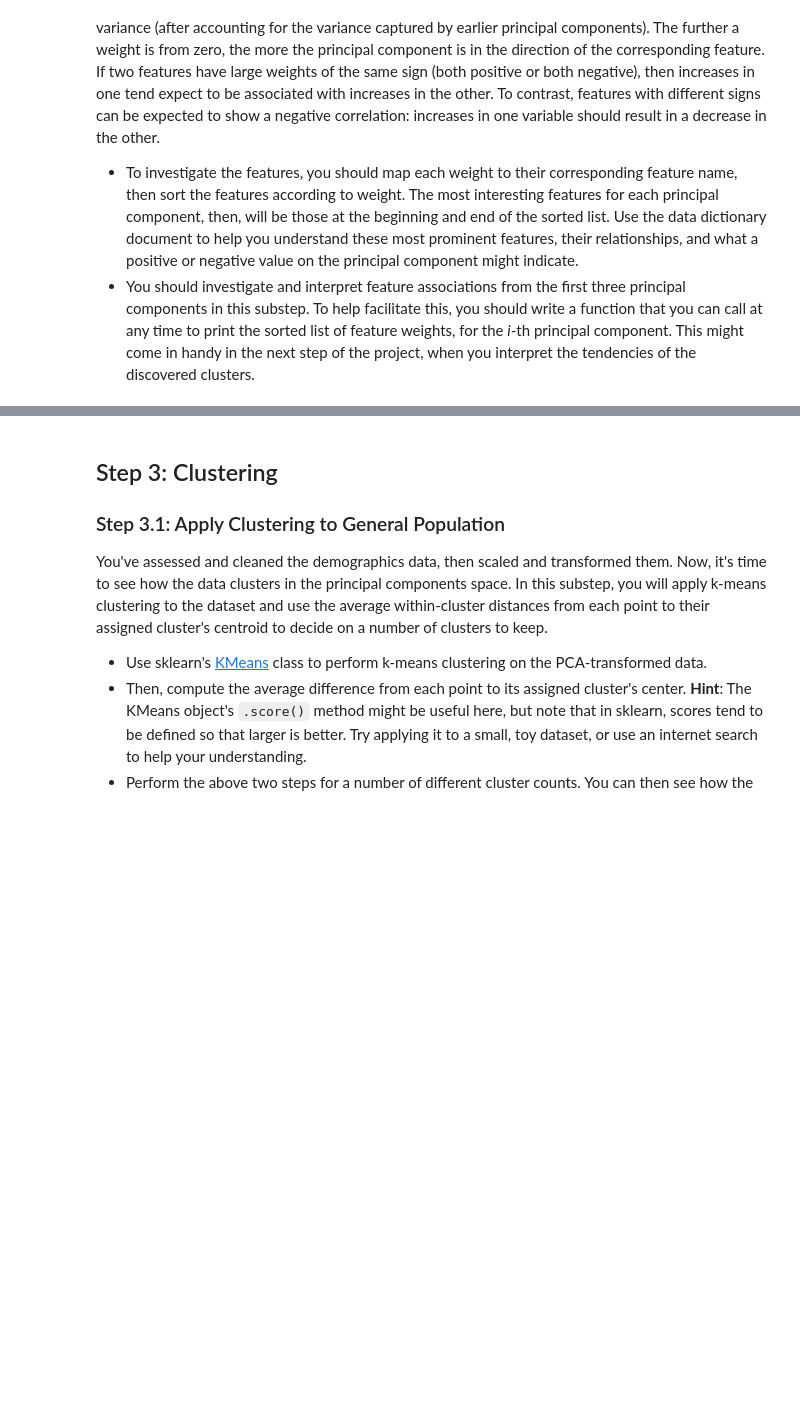
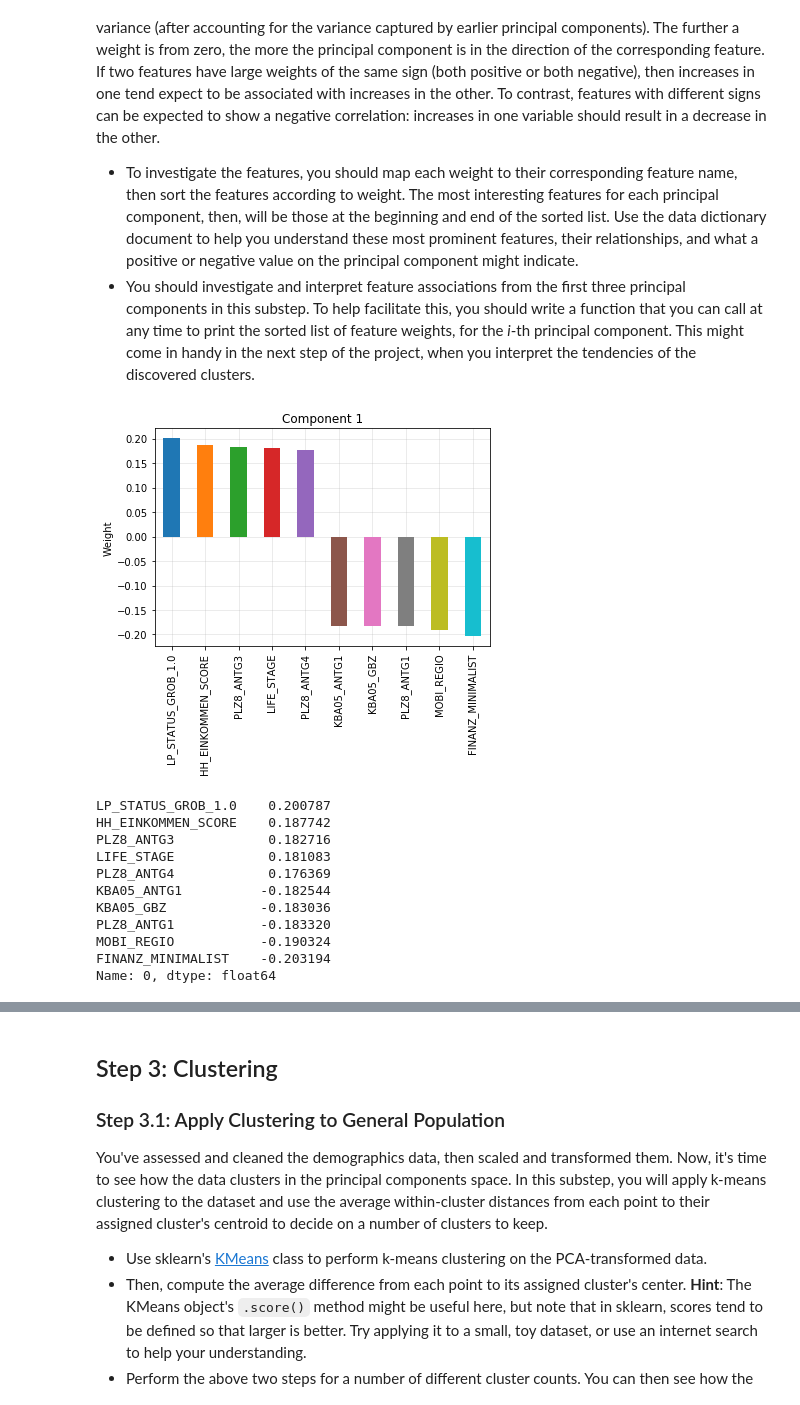
Before and after one commit to Faisal-AlDhuwayhi/Identify-Customer-Segments, a Jupyter notebook: Identify_Customer_Segments.ipynb, the cells around one changed output, grey strips where cells are left out. Drawn from its saved outputs; the diff is of its cells as text; code cells hidden in the pictures; blank space fills up the shorter version.

```diff
--- a/Identify_Customer_Segments.ipynb
+++ b/Identify_Customer_Segments.ipynb
@@ -604,11 +668,56 @@ As a reminder, each principal component is a unit vector that points in the dire
 
 - To investigate the features, you should map each weight to their corresponding feature name, then sort the features according to weight. The most interesting features for each principal component, then, will be those at the beginning and end of the sorted list. Use the data dictionary document to help you understand these most prominent features, their relationships, and what a positive or negative value on the principal component might indicate.
 - You should investigate and interpret feature associations from the first three principal components in this substep. To help facilitate this, you should write a function that you can call at any time to print the sorted list of feature weights, for the *i*-th principal component. This might come in handy in the next step of the project, when you interpret the tendencies of the discovered clusters.
+# %%
+def map_component_weights(df, pca, component):
+    """
+    input:
+        df - Dataframe
+        pca - Fitted PCA instance
+        component - index of the component
+
+    Return:
+        Datafrme: Mapped features to their weights in the component
+    """
+    component_weights = pd.DataFrame(pca.components_, columns=list(df.columns)).iloc[component]
+    component_weights.sort_values(ascending=False, inplace=True)
+
+    return component_weights
+
+def plot_component_weights(df, pca, component, feature_plot):
+    component_weights = map_component_weights(df, pca, component)
+    component_weights = pd.concat([component_weights.head(feature_plot), component_weights.tail(feature_plot)])
+
+    component_weights.plot(kind='bar')
+    plt.title('Component {}'.format(component+1))
+    plt.ylabel('Weight')
+    ax = plt.gca()
+    ax.grid(linewidth='0.5', alpha=0.5)
+    ax.set_axisbelow(True)
+    plt.show()
+
+    return component_weights
 # %%
 # Map weights for the first principal component to corresponding feature names
 # and then print the linked values, sorted by weight.
 # HINT: Try defining a function here or in a new cell that you can reuse in the
 # other cells.
+
+component_weights = plot_component_weights(feat_scaled, pca, 0, 5)
+component_weights
+# %% [output]
+[figure, added]
+LP_STATUS_GROB_1.0    0.200787
+HH_EINKOMMEN_SCORE    0.187742
+PLZ8_ANTG3            0.182716
+LIFE_STAGE            0.181083
+PLZ8_ANTG4            0.176369
+KBA05_ANTG1          -0.182544
+KBA05_GBZ            -0.183036
+PLZ8_ANTG1           -0.183320
+MOBI_REGIO           -0.190324
+FINANZ_MINIMALIST    -0.203194
+Name: 0, dtype: float64
 # %%
 # Map weights for the second principal component to corresponding feature names
 # and then print the linked values, sorted by weight.
```
Also changed, not shown: parts of 20 cells of this notebook.
